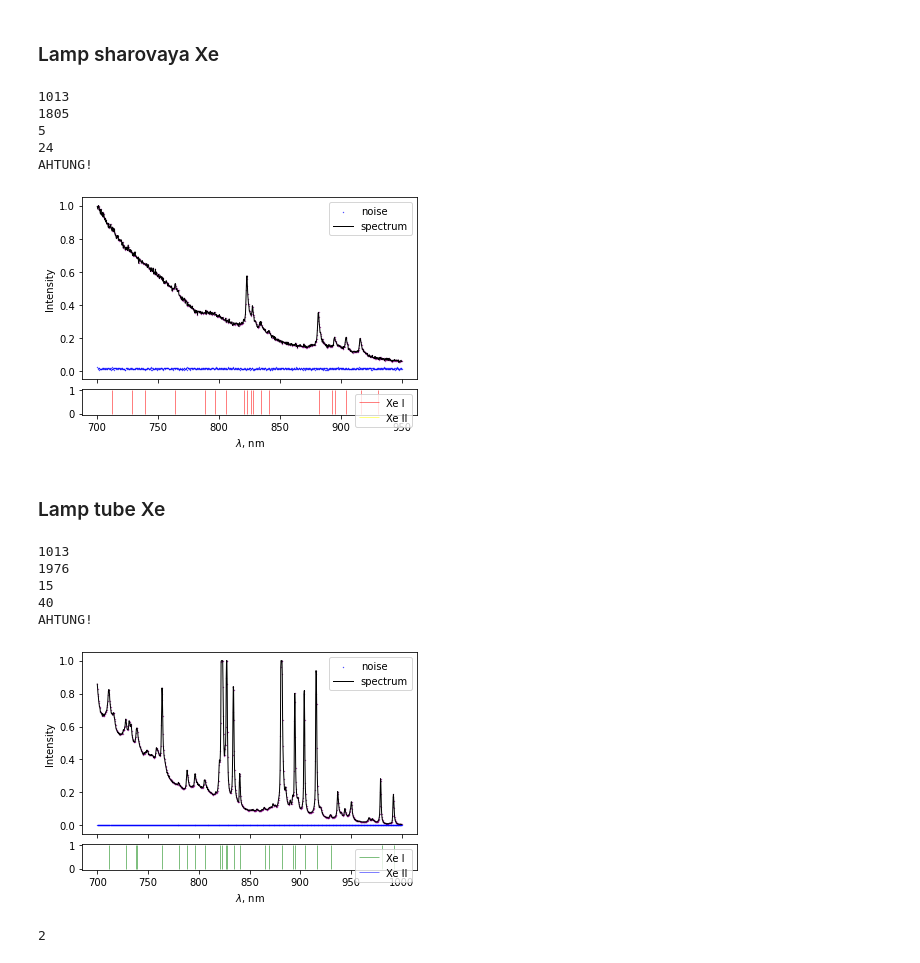
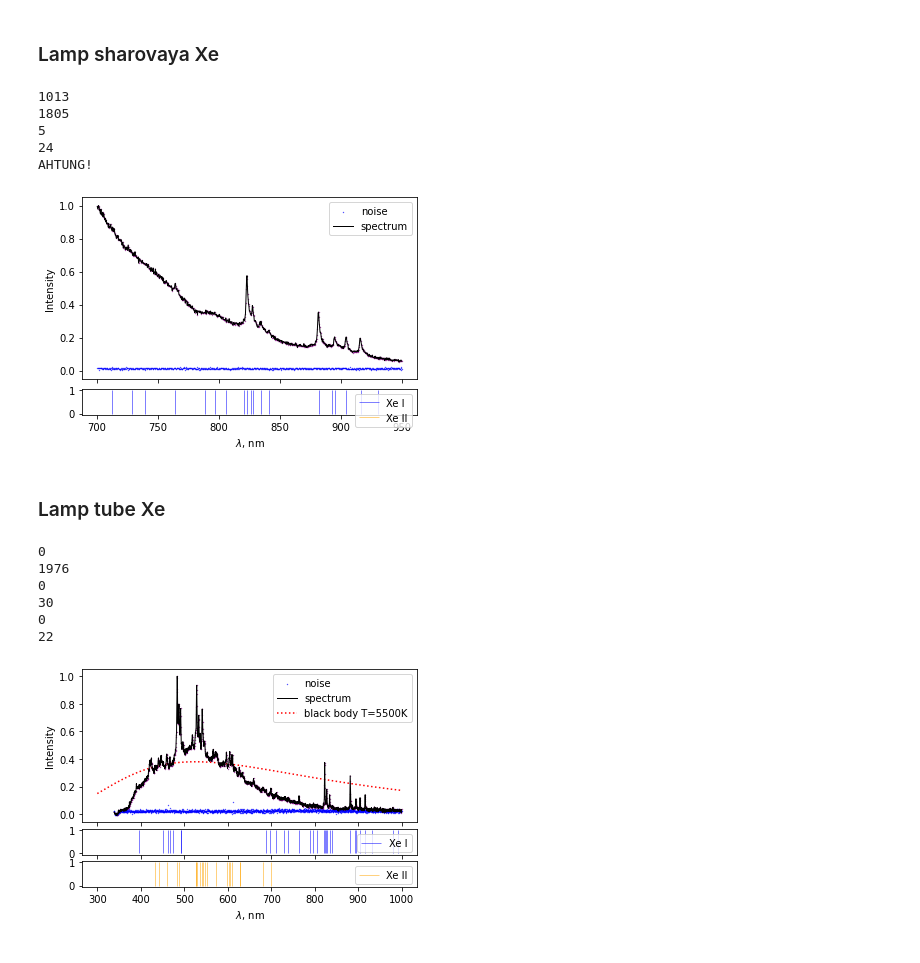
Before and after one commit to futherus/laser_induced_breakdown, a Jupyter notebook: notebook.ipynb, the cells around one changed output. Drawn from its saved outputs; the diff is of its cells as text; code cells hidden in the pictures.

```diff
--- a/notebook.ipynb
+++ b/notebook.ipynb
@@ -58,6 +58,8 @@ spectra = {
     "water" : SpectrumFile( "data/water_spectrum.txt", "data/water_noise.txt"),
     "lamp_sharovaya" : SpectrumFile( "data/lamp_sharovaya_spectrum.txt", "data/lamp_sharovaya_noise.txt"),
     "lamp_tube" : SpectrumFile( "data/lamp_tube_spectrum.txt", "data/lamp_tube_noise.txt"),
+    "lamp_ar" : SpectrumFile( "data/lamp_ar_spectrum.txt", "data/lamp_ar_noise.txt"),
+    "tirat_xe" : SpectrumFile( "data/tirat_xe_spectrum.txt", "data/tirat_xe_noise.txt"),
 }
 # %%
 import itertools
@@ -106,6 +104,17 @@ def get_safe_range( data, safe_range):
     print(low_index)
     print(high_index)
     return low_index, high_index
+# %%
+def show_blackbody(T, safe_range, scale, plot):
+    c = 2.99e8
+    h = 6.62e-34
+    k = 1.38e-23
+
+    x = np.linspace( safe_range[0], safe_range[1], 1000)
+    y = 1 / ( ((x)*1e-9)**5 * ( np.exp((h*c) / (T*k*(x)*1e-9)) - 1 ) )
+    y = scale * y / y.max()
+
+    plot.plot( x, y, ls=':', label='black body T={}K'.format(T), c='r')
 # %% [markdown]
 ## Spectra
 # %%
@@ -200,11 +217,15 @@ fig.savefig( 'gen/water_lines.pdf')
 fig, (ax1,ax2) = plt.subplots(nrows=2, sharex=True, gridspec_kw={'height_ratios': [7, 1], 'hspace': 0.1})
 show_spectrum( spectra['lamp_sharovaya'], 0, (700, 950), plot = ax1)
 
-xe_lines = spectrum_lines("data/xe_lines.txt", 26)
+xe_lines = spectrum_lines( "data/xe_lines.txt", 26)
 show_all_spectrum_lines( xe_lines, (700, 950), plot = ax2)
+#show_named_spectrum_lines( xe_lines, ('Xe I',), (700, 1000), plot = ax2)
+#show_named_spectrum_lines( xe_lines, ('Xe II',), (700, 1000), plot = ax3)
+ax2.legend()
+#ax3.legend()
 
-ax2.legend()
 
+ax1.legend()
 ax1.set_ylabel( r"Intensity")
 ax2.set_xlabel( r"$\lambda$, nm")
 
@@ -215,32 +236,34 @@ fig.savefig( 'gen/xe_lines_spherical.pdf')
 5
 24
 AHTUNG!
-[figure, old version]
+[figure, new version]
 # %% [markdown]
 ### Lamp tube Xe
 # %%
-fig, (ax1,ax2) = plt.subplots(nrows=2, sharex=True, gridspec_kw={'height_ratios': [7, 1], 'hspace': 0.1})
-show_spectrum( spectra['lamp_tube'], 0, (700, 1000), plot = ax1)
+fig, (ax1,ax2,ax3) = plt.subplots(nrows=3, sharex=True, gridspec_kw={'height_ratios': [6, 1, 1], 'hspace': 0.1})
+show_spectrum( spectra['lamp_tube'], 0, (300, 1000), plot = ax1)
 
-xe_lines = spectrum_lines("data/xe_lines.txt", 40)
-show_all_spectrum_lines( xe_lines, (700, 1000), plot = ax2)
+xe_lines = spectrum_lines( "data/xe_lines.txt", 30)
+#show_all_spectrum_lines( xe_lines, (300, 950), plot = ax2)
+show_named_spectrum_lines( xe_lines, ('Xe I',), (300, 1000), plot = ax2)
+show_named_spectrum_lines( xe_lines, ('Xe II',), (300, 1000), plot = ax3)
+ax2.legend()
+ax3.legend()
 
-ax2.legend()
+show_blackbody( 5500, (300, 1000), 0.38, plot = ax1)
+
+ax1.legend()
+
 
 ax1.set_ylabel( r"Intensity")
-ax2.set_xlabel( r"$\lambda$, nm")
+ax3.set_xlabel( r"$\lambda$, nm")
 
 fig.savefig( 'gen/xe_lines.pdf')
 # %% [output]
-1013
+0
 1976
-15
-40
-AHTUNG!
+0
+30
+0
+22
-[figure, old version]
+[figure, new version]
-# %%
-cycler = itertools.cycle([1, 2])
-next(cycler)  # 1
-next(cycler)  # 1
-# %% [output]
-2
```
Also changed, not shown: parts of 19 cells of this notebook, 53 other files.
